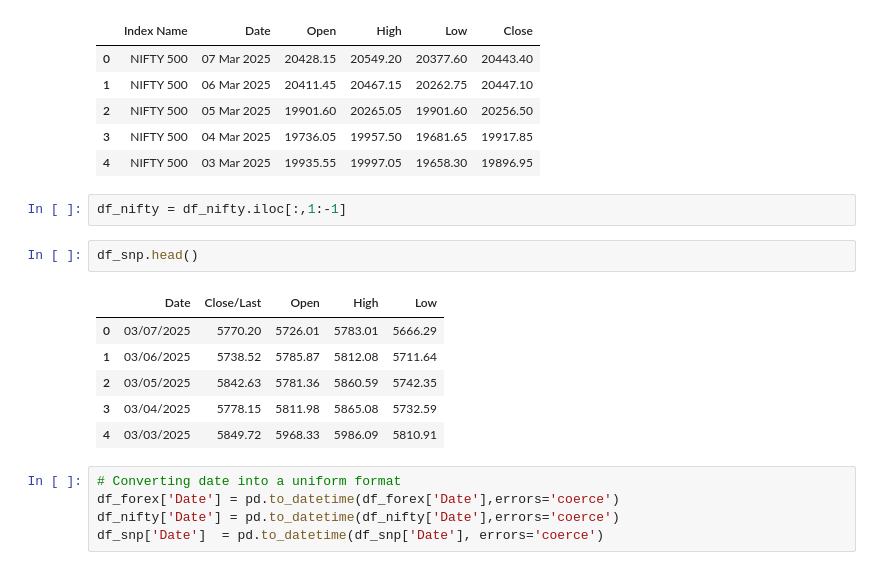
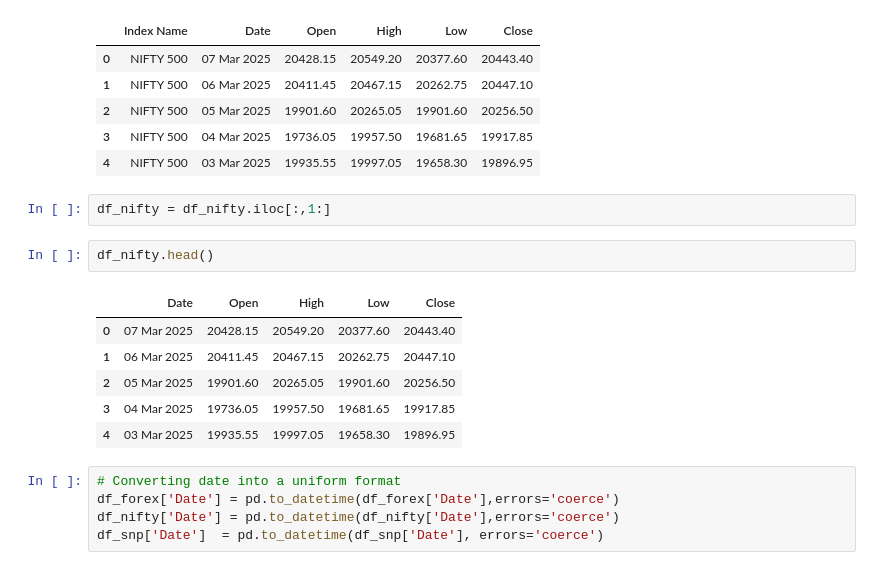
Before and after one commit to sujalthakuri/usdnpr-stockcorrelation, a Jupyter notebook: pyfile.ipynb, the cells around one changed output. Saved outputs shown, nothing was run; the diff lists cells and outputs as text.

```diff
--- a/pyfile.ipynb
+++ b/pyfile.ipynb
@@ -26,16 +28,16 @@ df_nifty.head()
 | 3 | NIFTY 500 | 04 Mar 2025 | 19736.05 | 19957.50 | 19681.65 | 19917.85 |
 | 4 | NIFTY 500 | 03 Mar 2025 | 19935.55 | 19997.05 | 19658.30 | 19896.95 |
 # %%
-df_nifty = df_nifty.iloc[:,1:-1]
+df_nifty = df_nifty.iloc[:,1:]
 # %%
-df_snp.head()
+df_nifty.head()
 # %% [output]
-|  | Date | Close/Last | Open | High | Low |
-| 0 | 03/07/2025 | 5770.20 | 5726.01 | 5783.01 | 5666.29 |
-| 1 | 03/06/2025 | 5738.52 | 5785.87 | 5812.08 | 5711.64 |
-| 2 | 03/05/2025 | 5842.63 | 5781.36 | 5860.59 | 5742.35 |
-| 3 | 03/04/2025 | 5778.15 | 5811.98 | 5865.08 | 5732.59 |
-| 4 | 03/03/2025 | 5849.72 | 5968.33 | 5986.09 | 5810.91 |
+|  | Date | Open | High | Low | Close |
+| 0 | 07 Mar 2025 | 20428.15 | 20549.20 | 20377.60 | 20443.40 |
+| 1 | 06 Mar 2025 | 20411.45 | 20467.15 | 20262.75 | 20447.10 |
+| 2 | 05 Mar 2025 | 19901.60 | 20265.05 | 19901.60 | 20256.50 |
+| 3 | 04 Mar 2025 | 19736.05 | 19957.50 | 19681.65 | 19917.85 |
+| 4 | 03 Mar 2025 | 19935.55 | 19997.05 | 19658.30 | 19896.95 |
 # %%
 # Converting date into a uniform format
 df_forex['Date'] = pd.to_datetime(df_forex['Date'],errors='coerce')
```
Also changed, not shown: parts of 7 cells of this notebook.
